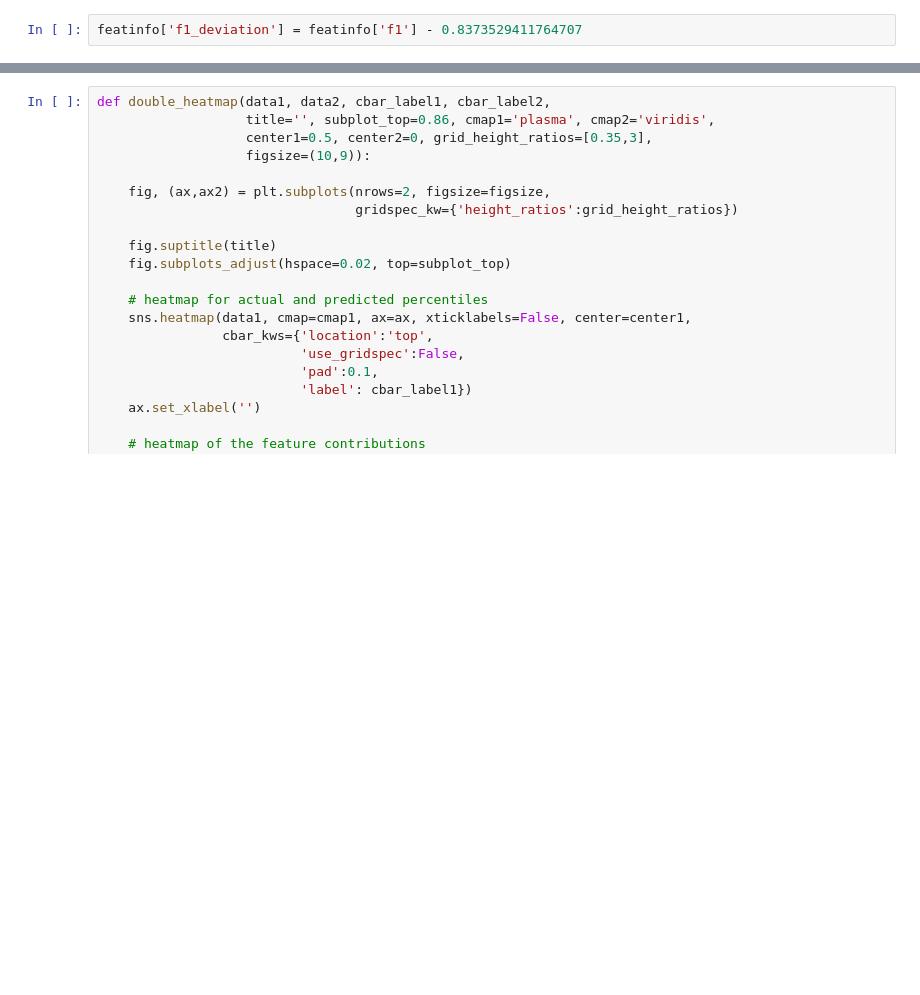
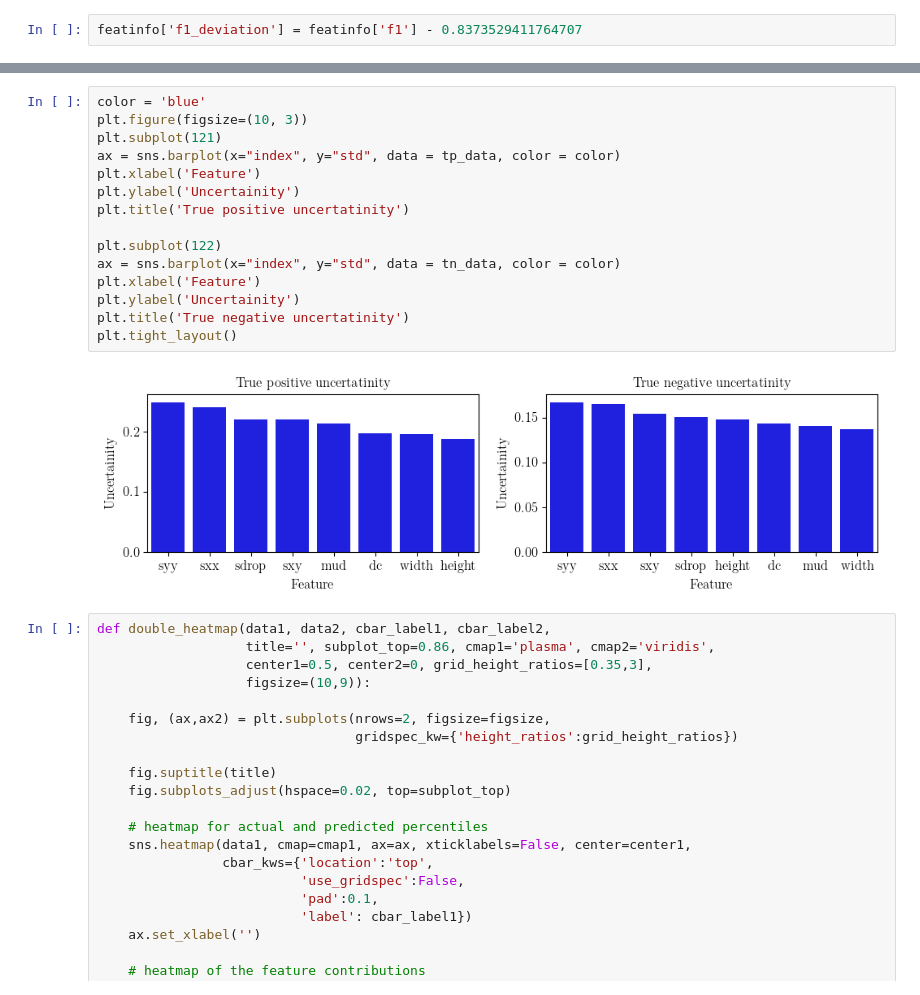
Before and after one commit to msahamed/earthquake_physics_bayesian_nn, a Jupyter notebook: BNN_edward.ipynb, the cells around one changed output, grey strips where cells are left out. Cells and saved outputs as stored; diff of their text form; blank space fills up the shorter version.

```diff
--- a/BNN_edward.ipynb
+++ b/BNN_edward.ipynb
@@ -556,3 +564,20 @@ xx.sort_values(axis =1, by= 'score', inplace=True)
+# %%
+color = 'blue'
+plt.figure(figsize=(10, 3))
+plt.subplot(121)
+ax = sns.barplot(x="index", y="std", data = tp_data, color = color)
+plt.xlabel('Feature')
+plt.ylabel('Uncertainity')
+plt.title('True positive uncertatinity')
+
+plt.subplot(122)
+ax = sns.barplot(x="index", y="std", data = tn_data, color = color)
+plt.xlabel('Feature')
+plt.ylabel('Uncertainity')
+plt.title('True negative uncertatinity')
+plt.tight_layout()
+# %% [output]
+[figure, added]
 # %%
 def double_heatmap(data1, data2, cbar_label1, cbar_label2,
                    title='', subplot_top=0.86, cmap1='plasma', cmap2='viridis',
```
Also changed, not shown: parts of 7 cells of this notebook.
